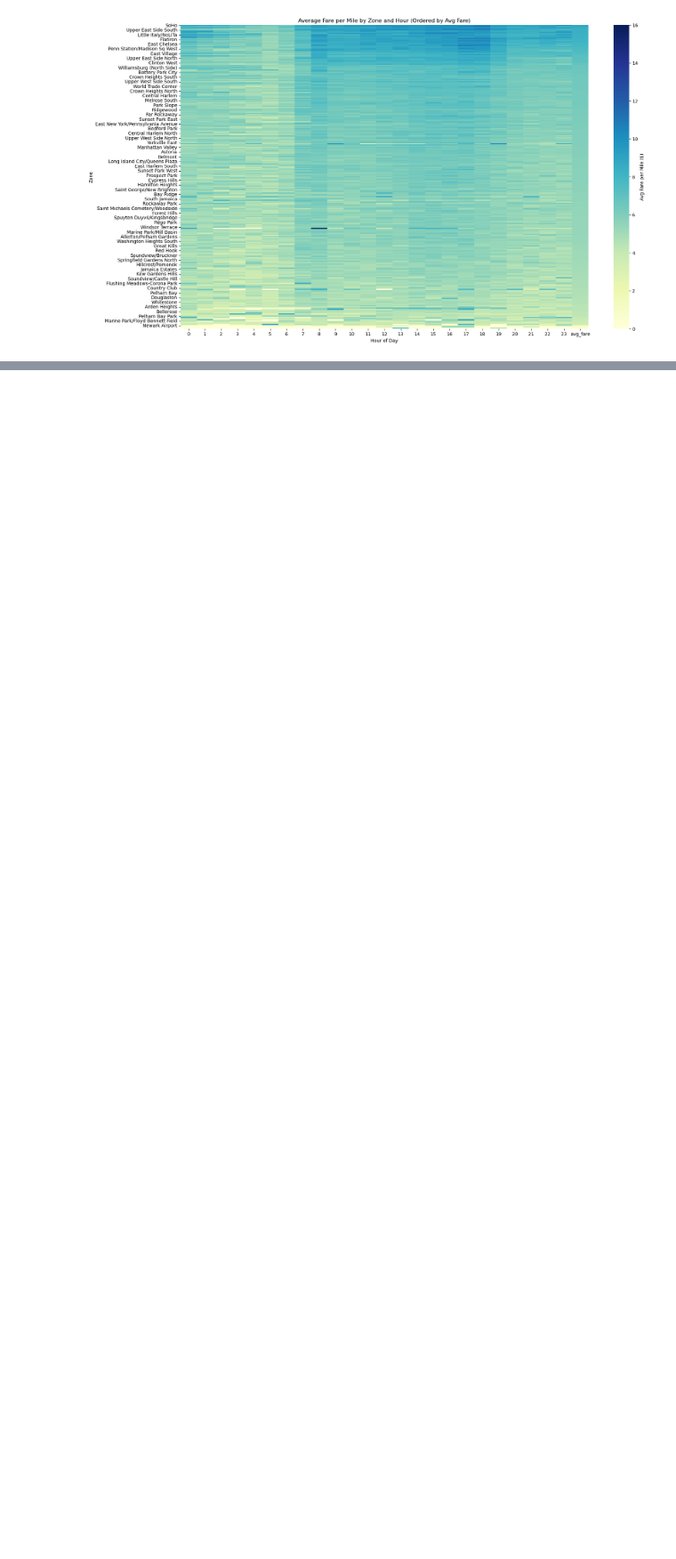
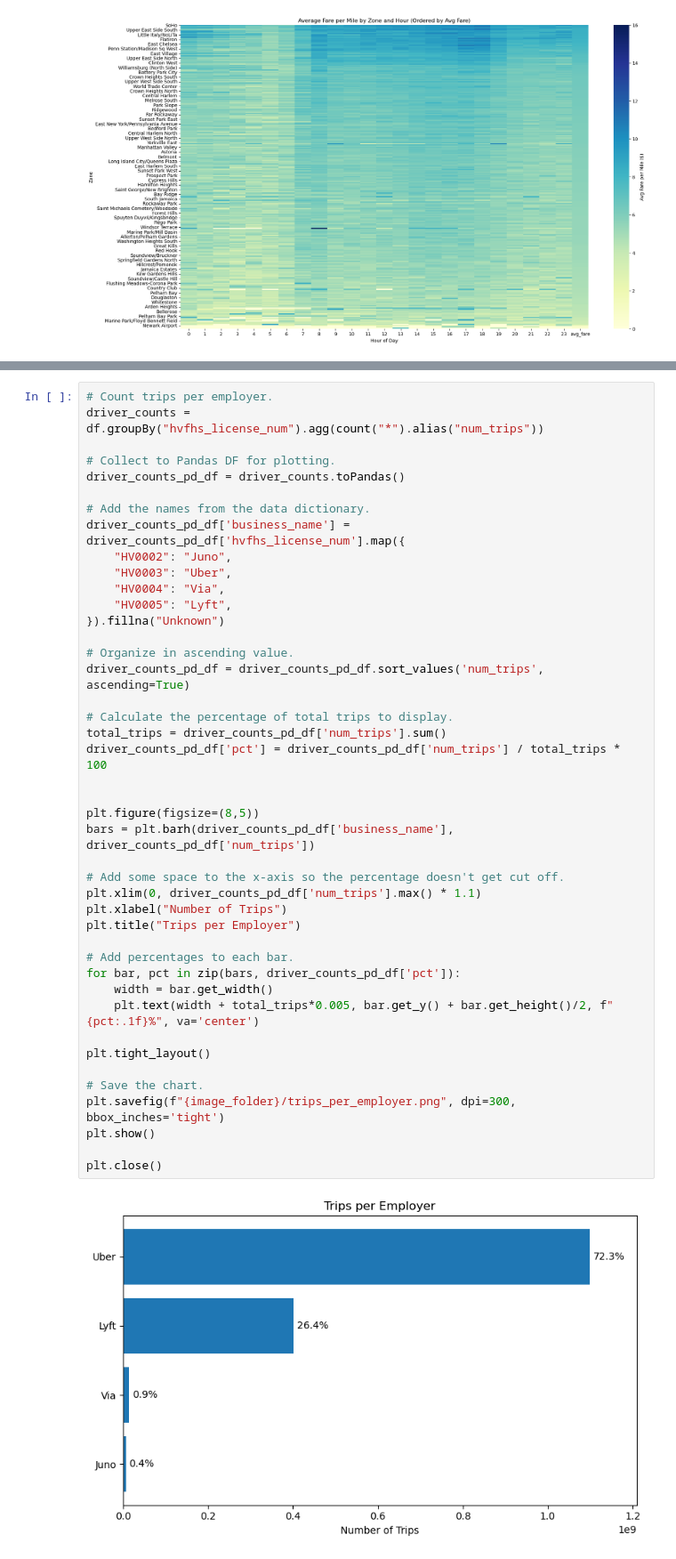
Before and after one commit to Autonomousse/nyc_taxi_surge_pricing, a Jupyter notebook: taxi_surge_pricing.ipynb, the cells around one changed output, grey strips where cells are left out. Shown at 89% size. Saved outputs shown, nothing was run; the diff lists cells and outputs as text; blank space fills up the shorter version.

Commit message:
Added code for trips per employer and visualization.

```diff
--- a/taxi_surge_pricing.ipynb
+++ b/taxi_surge_pricing.ipynb
@@ -574,0 +577,45 @@ plt.close()
+# %%
+# Count trips per employer.
+driver_counts = df.groupBy("hvfhs_license_num").agg(count("*").alias("num_trips"))
+
+# Collect to Pandas DF for plotting.
+driver_counts_pd_df = driver_counts.toPandas()
+
+# Add the names from the data dictionary.
+driver_counts_pd_df['business_name'] = driver_counts_pd_df['hvfhs_license_num'].map({
+    "HV0002": "Juno",
+    "HV0003": "Uber",
+    "HV0004": "Via",
+    "HV0005": "Lyft",
+}).fillna("Unknown")
+
+# Organize in ascending value.
+driver_counts_pd_df = driver_counts_pd_df.sort_values('num_trips', ascending=True)
+
+# Calculate the percentage of total trips to display.
+total_trips = driver_counts_pd_df['num_trips'].sum()
+driver_counts_pd_df['pct'] = driver_counts_pd_df['num_trips'] / total_trips * 100
+
+
+plt.figure(figsize=(8,5))
+bars = plt.barh(driver_counts_pd_df['business_name'], driver_counts_pd_df['num_trips'])
+
+# Add some space to the x-axis so the percentage doesn't get cut off.
+plt.xlim(0, driver_counts_pd_df['num_trips'].max() * 1.1)
+plt.xlabel("Number of Trips")
+plt.title("Trips per Employer")
+
+# Add percentages to each bar.
+for bar, pct in zip(bars, driver_counts_pd_df['pct']):
+    width = bar.get_width()
+    plt.text(width + total_trips*0.005, bar.get_y() + bar.get_height()/2, f"{pct:.1f}%", va='center')
+
+plt.tight_layout()
+
+# Save the chart.
+plt.savefig(f"{image_folder}/trips_per_employer.png", dpi=300, bbox_inches='tight')
+plt.show()
+
+plt.close()
+# %% [output]
+[figure, added]
```
Also changed, not shown: parts of 1 cell of this notebook, 1 other file.
